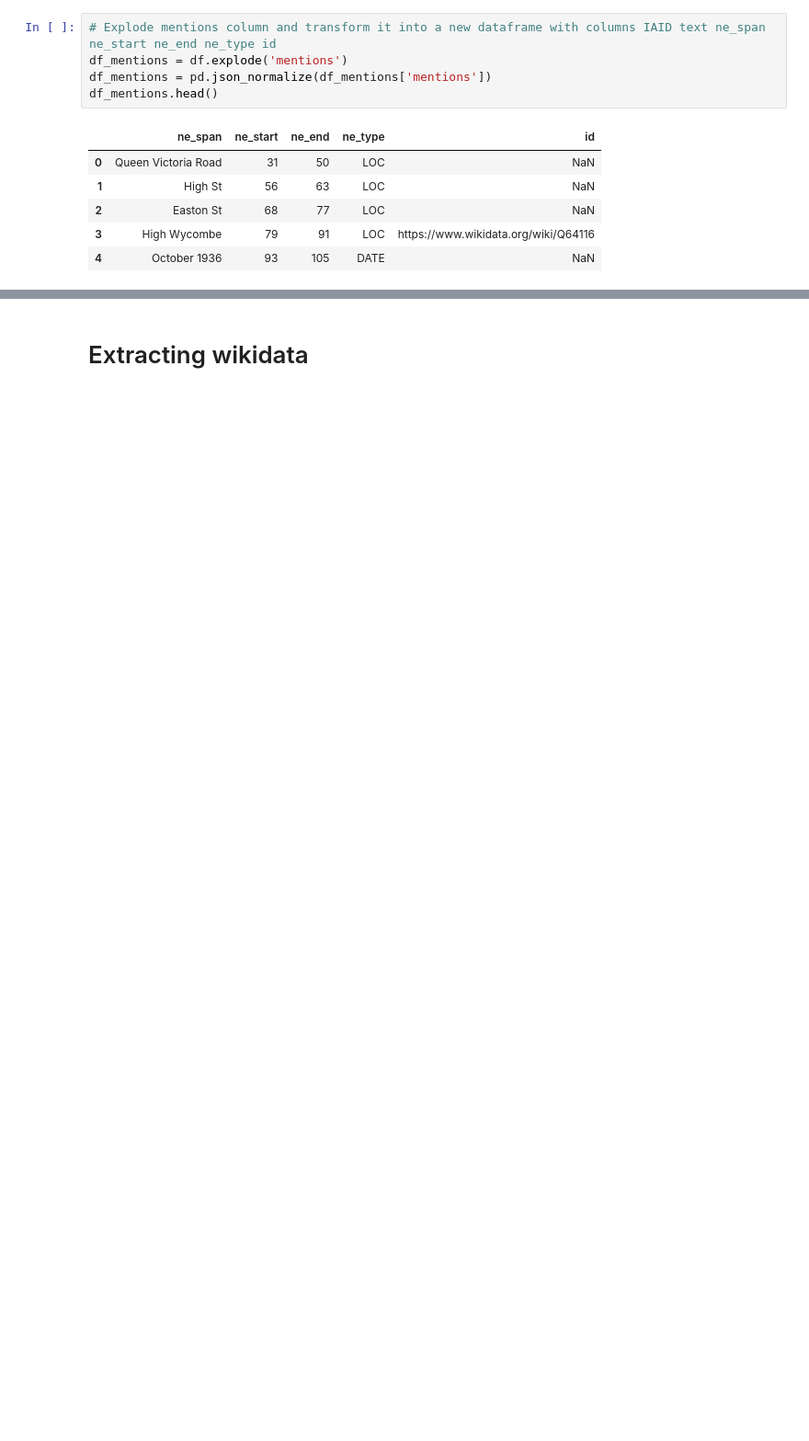
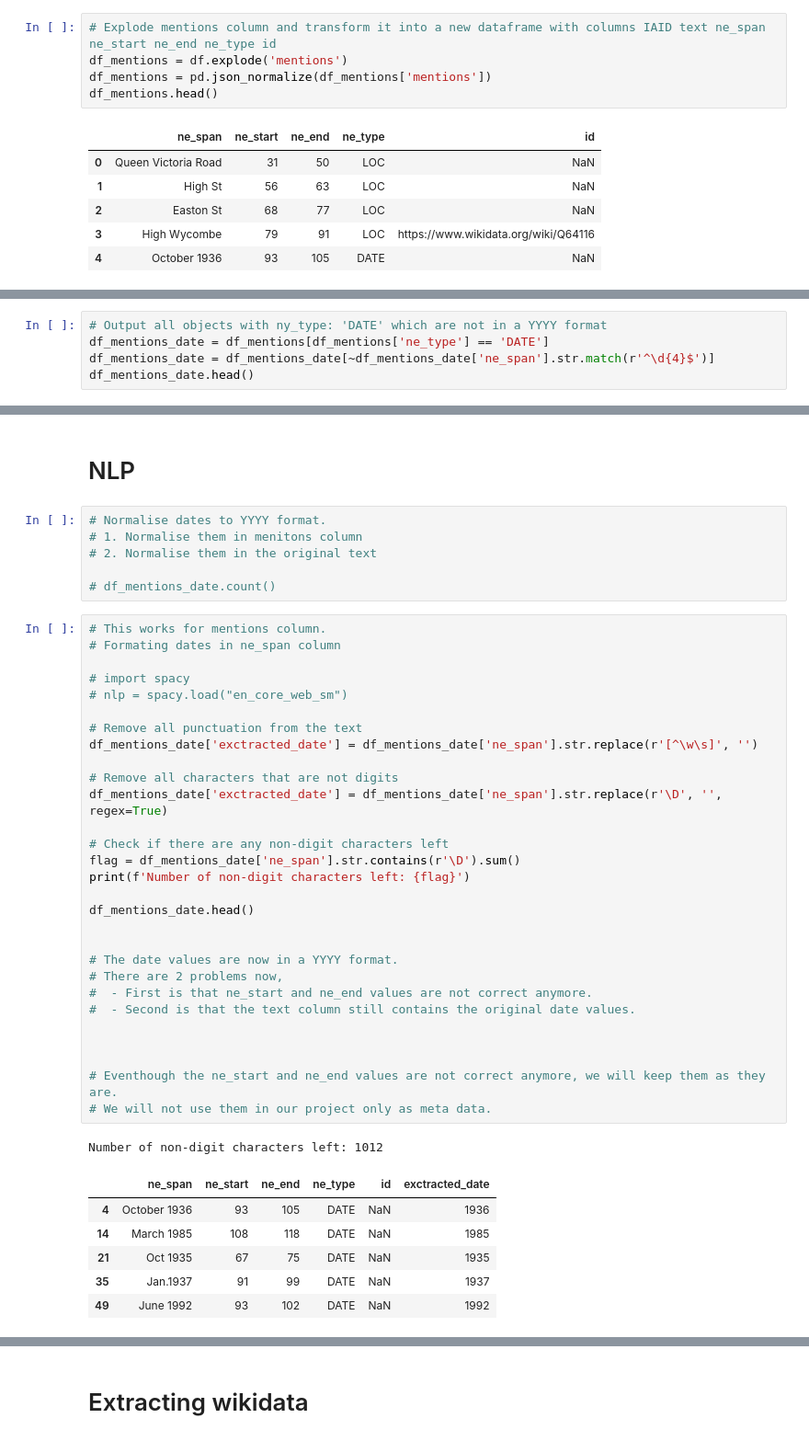
Before and after one commit to thebekhruz/Semantic_Search_v2.0, a Jupyter notebook: eda/notebooks/eda.ipynb, the cells around one changed output, grey strips where cells are left out. Shown: that part at 92% size. Saved outputs shown, nothing was run; the diff lists cells and outputs as text; blank space fills up the shorter version.

```diff
--- a/eda/notebooks/eda.ipynb
+++ b/eda/notebooks/eda.ipynb
@@ -310,0 +402,5 @@ df_mentions['ne_span'].nunique()
+# %%
+# Output all objects with ny_type: 'DATE' which are not in a YYYY format
+df_mentions_date = df_mentions[df_mentions['ne_type'] == 'DATE']
+df_mentions_date = df_mentions_date[~df_mentions_date['ne_span'].str.match(r'^\d{4}$')]
+df_mentions_date.head()
@@ -310,0 +414,45 @@ df_mentions['ne_span'].nunique()
+# %% [markdown]
+# NLP
+# %%
+# Normalise dates to YYYY format.
+# 1. Normalise them in menitons column
+# 2. Normalise them in the original text
+
+# df_mentions_date.count()
+# %%
+# This works for mentions column.
+# Formating dates in ne_span column
+
+# import spacy
+# nlp = spacy.load("en_core_web_sm")
+
+# Remove all punctuation from the text
+df_mentions_date['exctracted_date'] = df_mentions_date['ne_span'].str.replace(r'[^\w\s]', '')
+
+# Remove all characters that are not digits
+df_mentions_date['exctracted_date'] = df_mentions_date['ne_span'].str.replace(r'\D', '', regex=True)
+
+# Check if there are any non-digit characters left
+flag = df_mentions_date['ne_span'].str.contains(r'\D').sum()
+print(f'Number of non-digit characters left: {flag}')
+
+df_mentions_date.head()
+
+
+# The date values are now in a YYYY format.
+# There are 2 problems now,
+#  - First is that ne_start and ne_end values are not correct anymore.
+#  - Second is that the text column still contains the original date values.
+
+
+
+# Eventhough the ne_start and ne_end values are not correct anymore, we will keep them as they are.
+# We will not use them in our project only as meta data.
+# %% [output]
+Number of non-digit characters left: 1012
+|  | ne_span | ne_start | ne_end | ne_type | id | exctracted_date |
+| 4 | October 1936 | 93 | 105 | DATE | NaN | 1936 |
+| 14 | March 1985 | 108 | 118 | DATE | NaN | 1985 |
+| 21 | Oct 1935 | 67 | 75 | DATE | NaN | 1935 |
+| 35 | Jan.1937 | 91 | 99 | DATE | NaN | 1937 |
+| 49 | June 1992 | 93 | 102 | DATE | NaN | 1992 |
```
Also changed, not shown: parts of 46 cells of this notebook, 1 other file.
